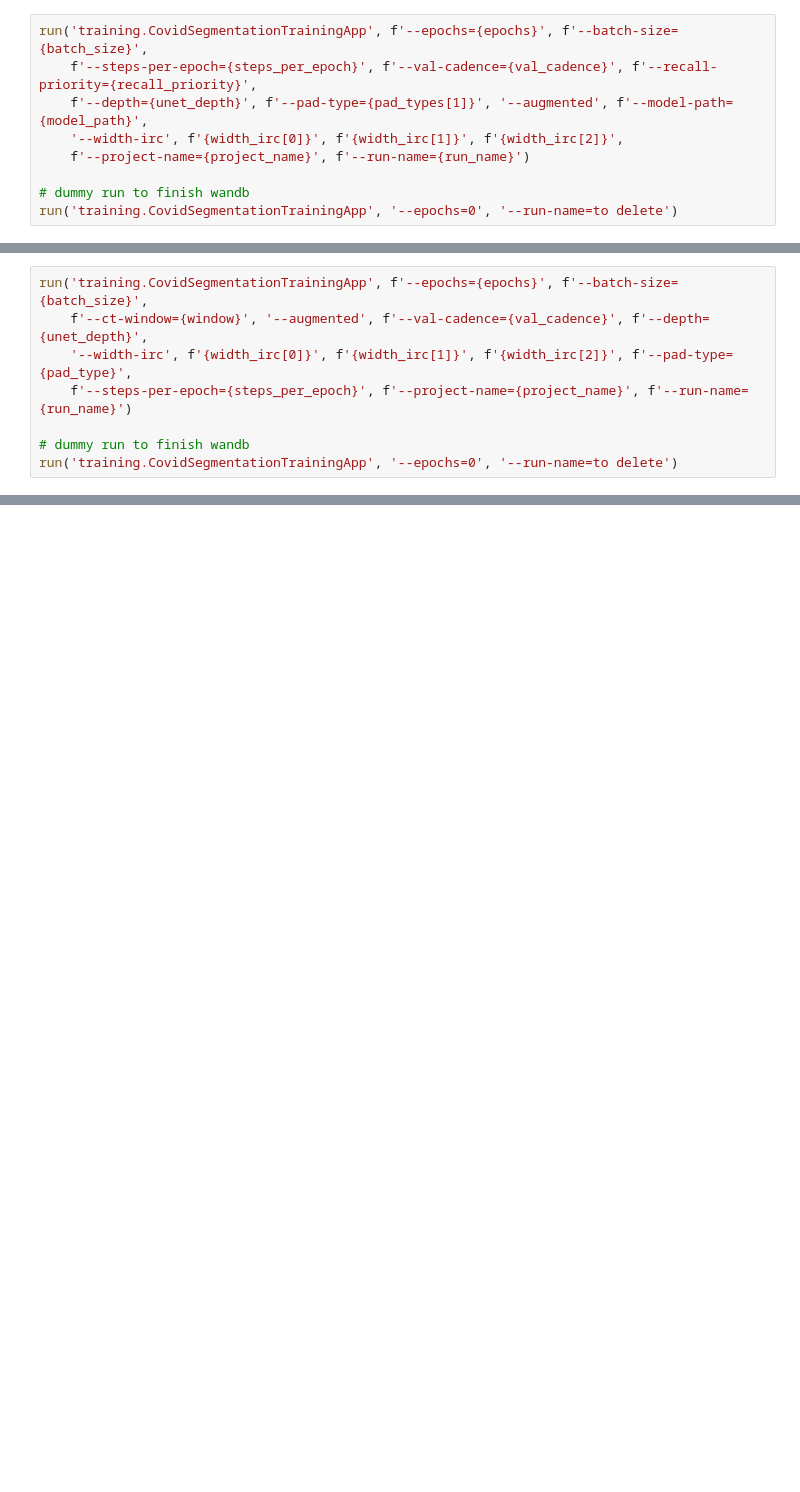
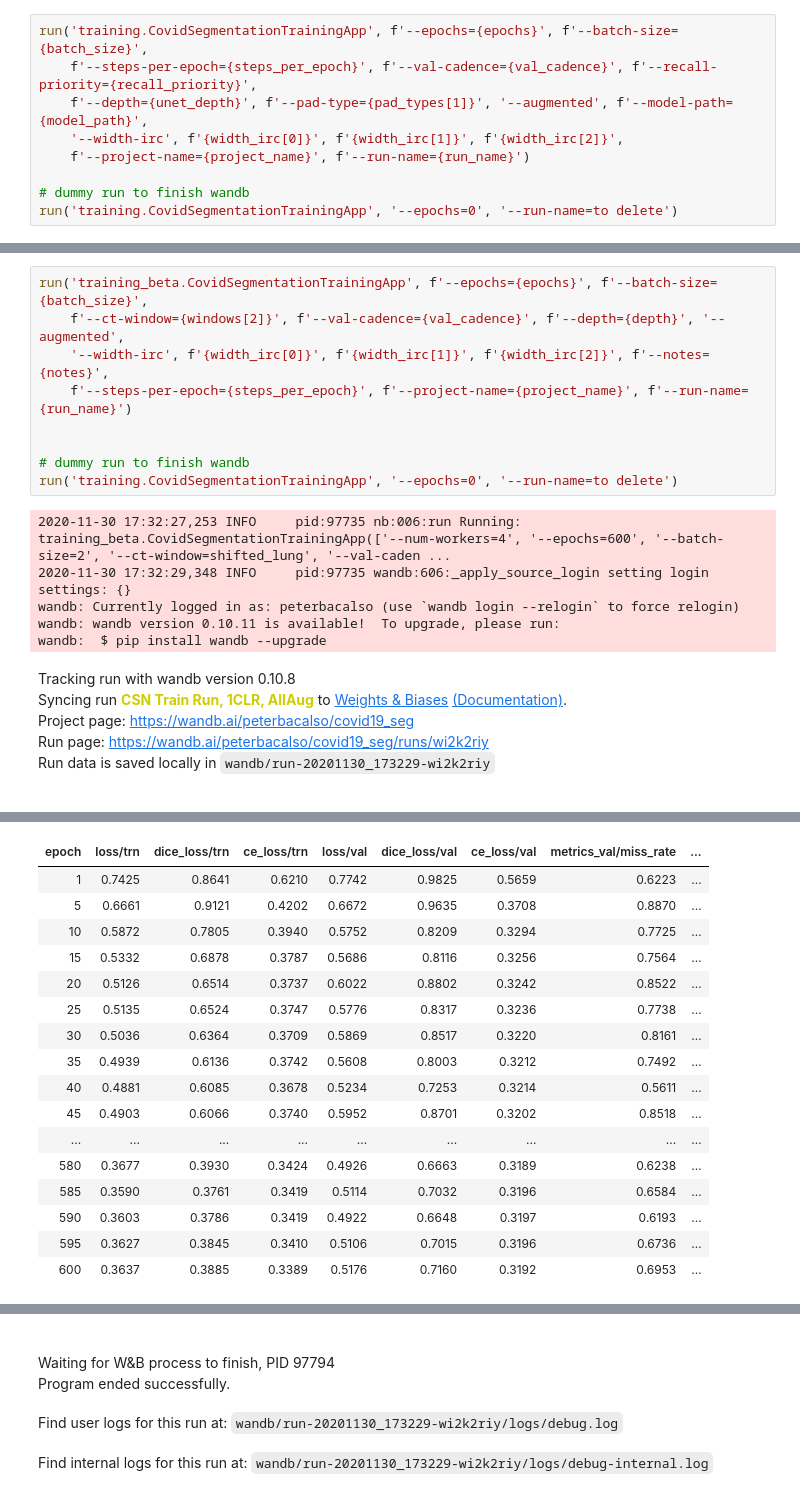
Before and after one commit to peterbacalso/covid_CT_lung_lesion_segmentation, a Jupyter notebook: experiments.ipynb, the cells around one changed output, grey strips where cells are left out. Drawn from its saved outputs; the diff is of its cells as text; blank space fills up the shorter version.

Commit message:
updated training loop

```diff
--- a/experiments.ipynb
+++ b/experiments.ipynb
@@ -73,8 +71,20 @@ run_name = 'b192 w15 train run'
 # %%
-run('training.CovidSegmentationTrainingApp', f'--epochs={epochs}', f'--batch-size={batch_size}',
-    f'--ct-window={window}', '--augmented', f'--val-cadence={val_cadence}', f'--depth={unet_depth}',
-    '--width-irc', f'{width_irc[0]}', f'{width_irc[1]}', f'{width_irc[2]}', f'--pad-type={pad_type}',
+run('training_beta.CovidSegmentationTrainingApp', f'--epochs={epochs}', f'--batch-size={batch_size}',
+    f'--ct-window={windows[2]}', f'--val-cadence={val_cadence}', f'--depth={depth}', '--augmented',
+    '--width-irc', f'{width_irc[0]}', f'{width_irc[1]}', f'{width_irc[2]}', f'--notes={notes}',
     f'--steps-per-epoch={steps_per_epoch}', f'--project-name={project_name}', f'--run-name={run_name}')
+
 
 # dummy run to finish wandb
 run('training.CovidSegmentationTrainingApp', '--epochs=0', '--run-name=to delete')
+# %% [output]
+2020-11-30 17:32:27,253 INFO     pid:97735 nb:006:run Running: training_beta.CovidSegmentationTrainingApp(['--num-workers=4', '--epochs=600', '--batch-size=2', '--ct-window=shifted_lung', '--val-caden ...
+2020-11-30 17:32:29,348 INFO     pid:97735 wandb:606:_apply_source_login setting login settings: {}
+wandb: Currently logged in as: peterbacalso (use `wandb login --relogin` to force relogin)
+wandb: wandb version 0.10.11 is available!  To upgrade, please run:
+wandb:  $ pip install wandb --upgrade
+Tracking run with wandb version 0.10.8
+Syncing run CSN Train Run, 1CLR, AllAug to Weights & Biases (Documentation).
+Project page: https://wandb.ai/peterbacalso/covid19_seg
+Run page: https://wandb.ai/peterbacalso/covid19_seg/runs/wi2k2riy
+Run data is saved locally in wandb/run-20201130_173229-wi2k2riy
@@ -80,0 +96,17 @@ run('training.CovidSegmentationTrainingApp', '--epochs=0', '--run-name=to delete
+| epoch | loss/trn | dice_loss/trn | ce_loss/trn | loss/val | dice_loss/val | ce_loss/val | metrics_val/miss_rate | ... |
+| 1 | 0.7425 | 0.8641 | 0.6210 | 0.7742 | 0.9825 | 0.5659 | 0.6223 | ... |
+| 5 | 0.6661 | 0.9121 | 0.4202 | 0.6672 | 0.9635 | 0.3708 | 0.8870 | ... |
+| 10 | 0.5872 | 0.7805 | 0.3940 | 0.5752 | 0.8209 | 0.3294 | 0.7725 | ... |
+| 15 | 0.5332 | 0.6878 | 0.3787 | 0.5686 | 0.8116 | 0.3256 | 0.7564 | ... |
+| 20 | 0.5126 | 0.6514 | 0.3737 | 0.6022 | 0.8802 | 0.3242 | 0.8522 | ... |
+| 25 | 0.5135 | 0.6524 | 0.3747 | 0.5776 | 0.8317 | 0.3236 | 0.7738 | ... |
+| 30 | 0.5036 | 0.6364 | 0.3709 | 0.5869 | 0.8517 | 0.3220 | 0.8161 | ... |
+| 35 | 0.4939 | 0.6136 | 0.3742 | 0.5608 | 0.8003 | 0.3212 | 0.7492 | ... |
+| 40 | 0.4881 | 0.6085 | 0.3678 | 0.5234 | 0.7253 | 0.3214 | 0.5611 | ... |
+| 45 | 0.4903 | 0.6066 | 0.3740 | 0.5952 | 0.8701 | 0.3202 | 0.8518 | ... |
+| ... | ... | ... | ... | ... | ... | ... | ... | ... |
+| 580 | 0.3677 | 0.3930 | 0.3424 | 0.4926 | 0.6663 | 0.3189 | 0.6238 | ... |
+| 585 | 0.3590 | 0.3761 | 0.3419 | 0.5114 | 0.7032 | 0.3196 | 0.6584 | ... |
+| 590 | 0.3603 | 0.3786 | 0.3419 | 0.4922 | 0.6648 | 0.3197 | 0.6193 | ... |
+| 595 | 0.3627 | 0.3845 | 0.3410 | 0.5106 | 0.7015 | 0.3196 | 0.6736 | ... |
+| 600 | 0.3637 | 0.3885 | 0.3389 | 0.5176 | 0.7160 | 0.3192 | 0.6953 | ... |
@@ -80,0 +130,4 @@ run('training.CovidSegmentationTrainingApp', '--epochs=0', '--run-name=to delete
+Waiting for W&B process to finish, PID 97794
+Program ended successfully.
+Find user logs for this run at: wandb/run-20201130_173229-wi2k2riy/logs/debug.log
+Find internal logs for this run at: wandb/run-20201130_173229-wi2k2riy/logs/debug-internal.log
```
Also changed, not shown: parts of 15 cells of this notebook, 3 other files.
